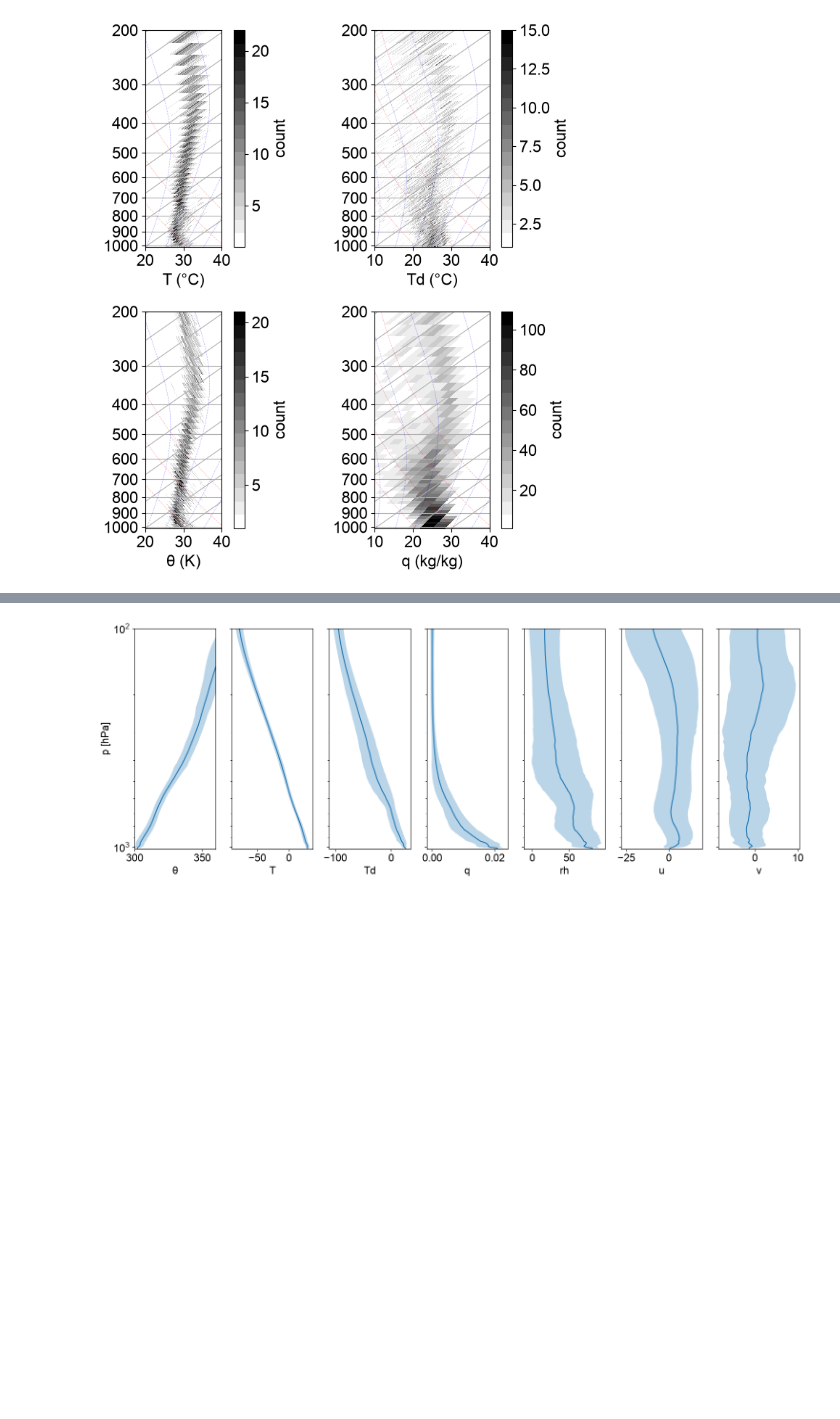
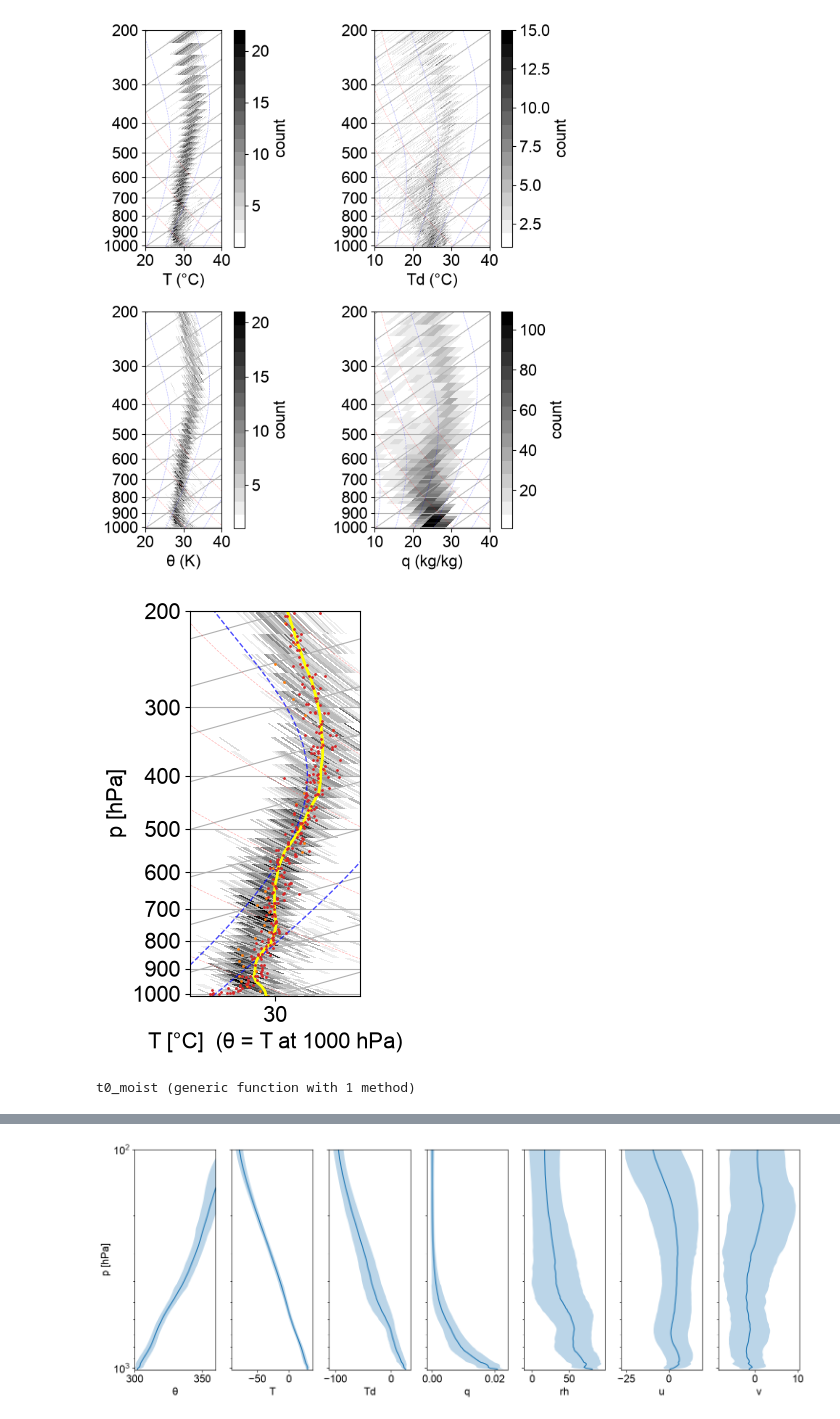
Before and after one commit to deszoeke/ASTRAL-soundings, a Jupyter notebook: src/mean_sonde.ipynb, the cells around one changed output, grey strips where cells are left out. Saved outputs shown, nothing was run; the diff lists cells and outputs as text; code cells hidden in the pictures; blank space fills up the shorter version.

```diff
--- a/src/mean_sonde.ipynb
+++ b/src/mean_sonde.ipynb
@@ -162,0 +144,60 @@ gcf()
+# %%
+# θ histogram with the mean θ profile and a 40 °C dry adiabat (needs cell 3: hθ, Tedge, Pedge, cmap, pcenters, halfwidth)
+mθ, σθ, nθ = SondeAveraging.mean_on_pgrid(as, :θ; pcenters=pcenters, halfwidth=halfwidth)   # unpacks mean, std, n
+pc = collect(pcenters)
+Tmean = mpc.temperature_from_potential_temperature(np.array(pc) * units.hPa, np.array(mθ) * units.K).to("degC")  # T of the mean θ [°C]
+
+# 1. θ mode at each pressure level: center of the most populated θ bin of the histogram (NaN if empty)
+θc = (hθ.xedges[1:end-1] .+ hθ.xedges[2:end]) ./ 2
+θmode = [any(>(0), col) ? θc[argmax(col)] : NaN for col in eachcol(hθ.H)]
+Tmode = mpc.temperature_from_potential_temperature(np.array(pc) * units.hPa, np.array(θmode) * units.K).to("degC")
+
+# 2. mean pressure in each θ bin, over all (sounding, level) samples in the bin; bins with < nmin samples dropped
+nmin = 5
+w = vec(sum(hθ.H; dims=2))
+pθ = ifelse.(w .>= nmin, (hθ.H * pc) ./ w, NaN)
+Tpθ = mpc.temperature_from_potential_temperature(np.array(pθ) * units.hPa, np.array(θc) * units.K).to("degC")
+
+t0 = np.array(20.0:10.0:80.0) .* units."degC"
+tm0 = np.array(20.0:5.0:40.0) .* units."degC"
+tmb = np.array([22.7, 26.0]) .* units."degC"
+pad = collect(1010.0:-10.0:300.0)                         # dry adiabat that is 40 °C at 1000 hPa (θ = 313.15 K)
+# %% [output]
+[figure, added]
+# %%
+# wet-bulb potential temperature T0 [°C] at 1000 hPa of the moist adiabat whose saturation θe is θe [K]
+
+# metpy saturation θe at 1000 hPa, T [K]: the residual being zeroed
+θes1000(T) = pyconvert(Float64, mpc.saturation_equivalent_potential_temperature(1000 * units.hPa, T * units.K).m_as("K"))
+
+"""
+wet-bulb potential temperature T0 [°C] at 1000 hPa
+of the moist adiabat whose saturation θe is θe [K],
+"""
+function t0_moist(θe; iters=2)
+    # first guess: Davies-Jones (2008) closed form, as in metpy wet_bulb_potential_temperature
+    x = θe / 273.15
+    a = 7.101574 - 20.68208x + 16.11182x^2 + 2.574631x^3 - 5.205688x^4
+    b = 1 - 3.552497x + 3.781782x^2 - 0.6899655x^3 - 0.5929340x^4
+    T = θe <= 173.15 ? θe : θe - exp(a / b)
+
+    # Newton slope: ForwardDiff of Bolton (1980) eq. 39 with Bolton es, at 1000 hPa
+    # must expose as a Julia function to autodifferentiate.
+    function θes_bolton(T)
+        e = 6.112exp(17.67(T - 273.15) / (T - 29.65))
+        r = 0.622e / (1000 - e)
+        T * (1000 / (1000 - e))^κ * exp((3036 / T - 1.78) * r * (1 + 0.448r))
+    end
+    for _ in 1:iters
+        T -= (θes1000(T) - θe) / ForwardDiff.derivative(θes_bolton, T)
+    end
+    T - 273.15
+end
+
+# for j in ext                                                  # moist adiabats through the θes extrema (cell 7)
+#     t0 = t0_moist(θes[j])
+#     println(pc[j], " hPa: θes = ", round(θes[j]; digits=2), " K → t0 = ", round(t0; digits=3),
+#             " °C, residual ", round(θes1000(t0 + 273.15) - θes[j]; sigdigits=2), " K")
+# end
+# %% [output]
+t0_moist (generic function with 1 method)
```
Also changed, not shown: parts of 12 cells of this notebook, 4 other files.
